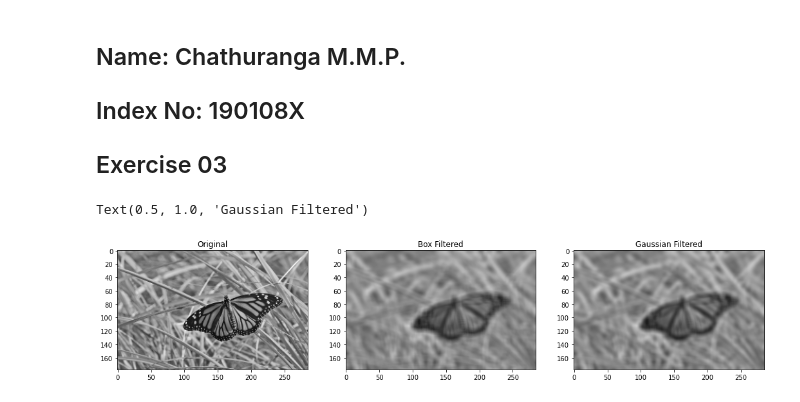
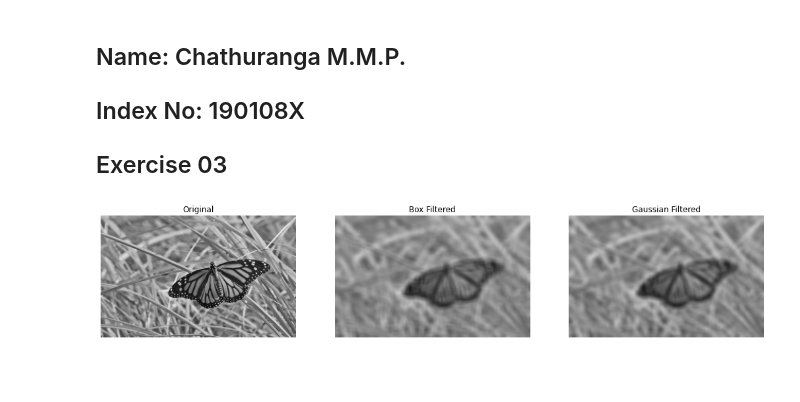
Before and after one commit to ChathurangaMMP/EN2550_Image_Processing_Exercises, a Jupyter notebook: Exercise 3/Exercise 03.ipynb, the cells around one changed output. Saved outputs shown, nothing was run; the diff lists cells and outputs as text; code cells hidden in the pictures; blank space fills up the shorter version.

```diff
--- a/Exercise 3/Exercise 03.ipynb
+++ b/Exercise 3/Exercise 03.ipynb
@@ -3,27 +3,30 @@
 ## Index No: 190108X
 ## Exercise 03
 # %%
+# Q1
 import cv2 as cv
 import numpy as np
 import matplotlib.pyplot as plt
 %matplotlib inline
 
 img=cv.imread(r'butterfly.jpg',cv.IMREAD_REDUCED_GRAYSCALE_4).astype(np.float32)
 assert img is not None
 
 ksize=9
 sigma=4
 box_kernal=1./81*np.ones((9,9))
 img_avg=cv.filter2D(img,-1,box_kernal)
 img_gaissian=cv.GaussianBlur(img,(ksize,ksize),sigma)
 
 fig,ax=plt.subplots(1,3,figsize=(18,6))
 ax[0].imshow(img,cmap='gray',vmin=0,vmax=255)
 ax[0].set_title('Original')
 ax[1].imshow(img_avg,cmap='gray',vmin=0,vmax=255)
 ax[1].set_title('Box Filtered')
 ax[2].imshow(img_gaissian,cmap='gray',vmin=0,vmax=255)
 ax[2].set_title('Gaussian Filtered')
+
+for i in range(3):
+    ax[i].axis('off')
 # %% [output]
-Text(0.5, 1.0, 'Gaussian Filtered')
-[figure, old version]
+[figure, new version]
```
Also changed, not shown: parts of 3 cells of this notebook.
